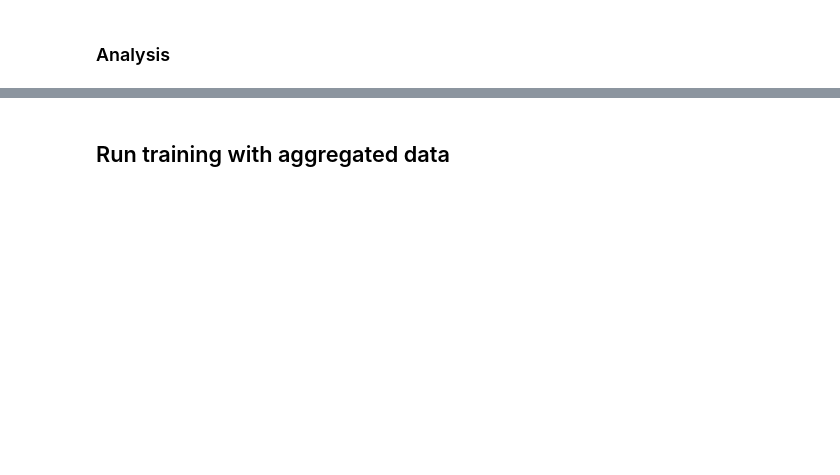
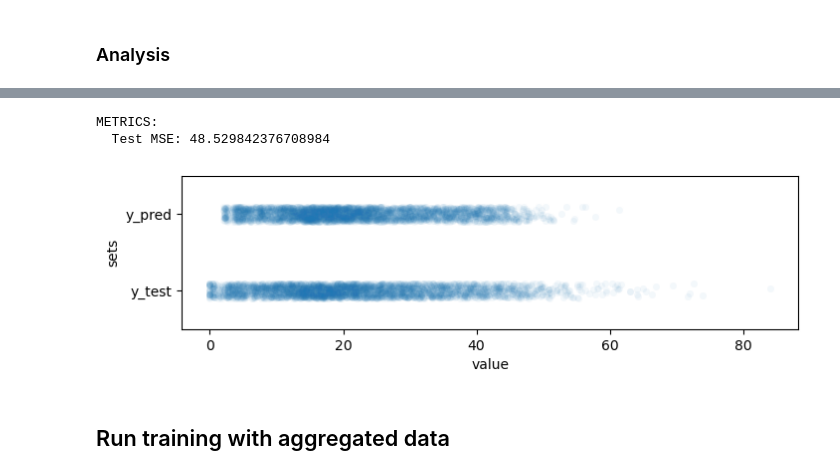
Before and after one commit to f-krause/uio-AIEI-project-2, a Jupyter notebook: task1_prediction_RNN.ipynb, the cells around one changed output, grey strips where cells are left out. Cells and saved outputs as stored; diff of their text form; code cells hidden in the pictures; blank space fills up the shorter version.

```diff
--- a/task1_prediction_RNN.ipynb
+++ b/task1_prediction_RNN.ipynb
@@ -90,3 +140,14 @@ METRICS:
+# %%
+y_pred = fl.evaluation_metrics(x_test, y_test)
+plt.figure(figsize=(8,2))
+sns.stripplot(
+  pd.DataFrame({"y_pred": y_pred.numpy()[:,0], "y_test": y_test.numpy().reshape(-1)}).melt(var_name="sets"),
+  x="value", y="sets", alpha=.05,
+);
+# %% [output]
+METRICS:
+  Test MSE: 48.529842376708984
+[figure, added]
 # %% [markdown]
 ## Run training with aggregated data
 # %%
```
Also changed, not shown: parts of 13 cells of this notebook, 2 other files.
